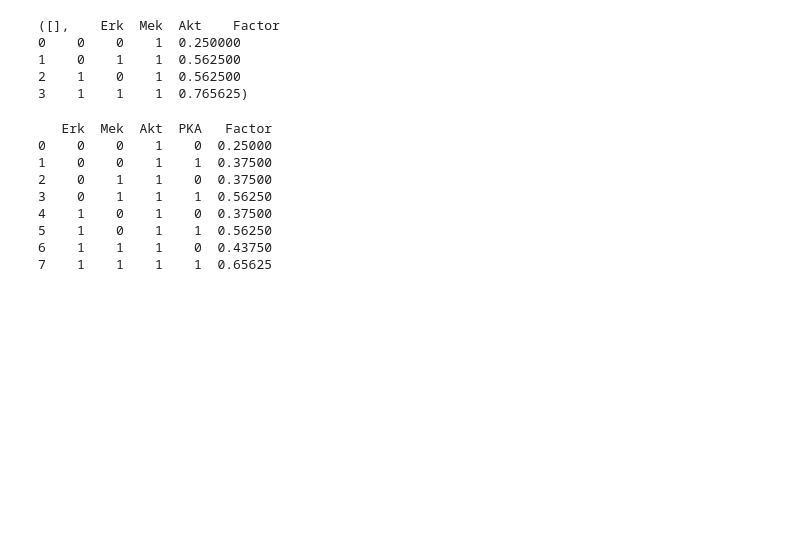
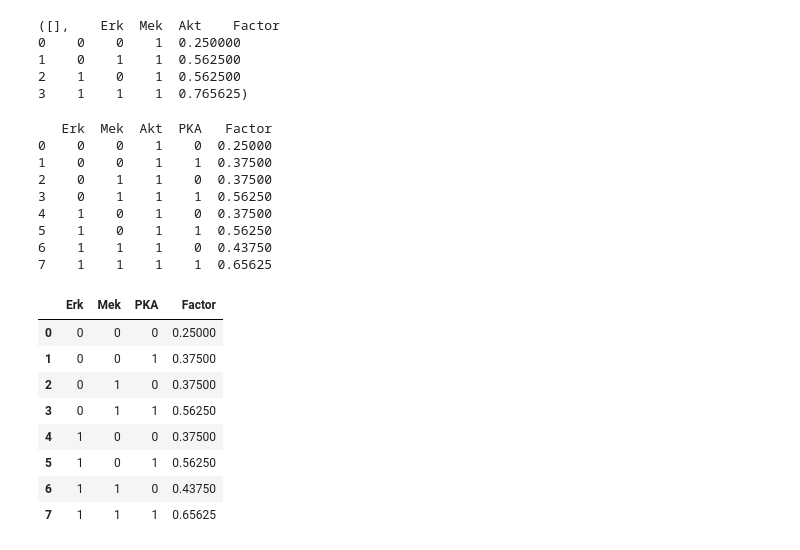
Before and after one commit to AblaZe42/MODCOM_PROJECT, a Jupyter notebook: tove.ipynb, the cells around one changed output. Saved outputs shown, nothing was run; the diff lists cells and outputs as text; code cells hidden in the pictures; blank space fills up the shorter version.

```diff
--- a/tove.ipynb
+++ b/tove.ipynb
@@ -289,3 +289,22 @@ print(factor1)
 5    1    0    1    1  0.56250
 6    1    1    1    0  0.43750
 7    1    1    1    1  0.65625
+# %%
+nodes = factor1.columns[factor1.columns != var_to_elim]
+nodes = list(nodes.drop("Factor"))
+nodes
+
+factor1 = factor1.drop(columns=var_to_elim)
+factor1 = factor1.groupby(nodes, as_index=False)["Factor"].sum()
+
+factor1
+# %% [output]
+|  | Erk | Mek | PKA | Factor |
+| 0 | 0 | 0 | 0 | 0.25000 |
+| 1 | 0 | 0 | 1 | 0.37500 |
+| 2 | 0 | 1 | 0 | 0.37500 |
+| 3 | 0 | 1 | 1 | 0.56250 |
+| 4 | 1 | 0 | 0 | 0.37500 |
+| 5 | 1 | 0 | 1 | 0.56250 |
+| 6 | 1 | 1 | 0 | 0.43750 |
+| 7 | 1 | 1 | 1 | 0.65625 |
```
